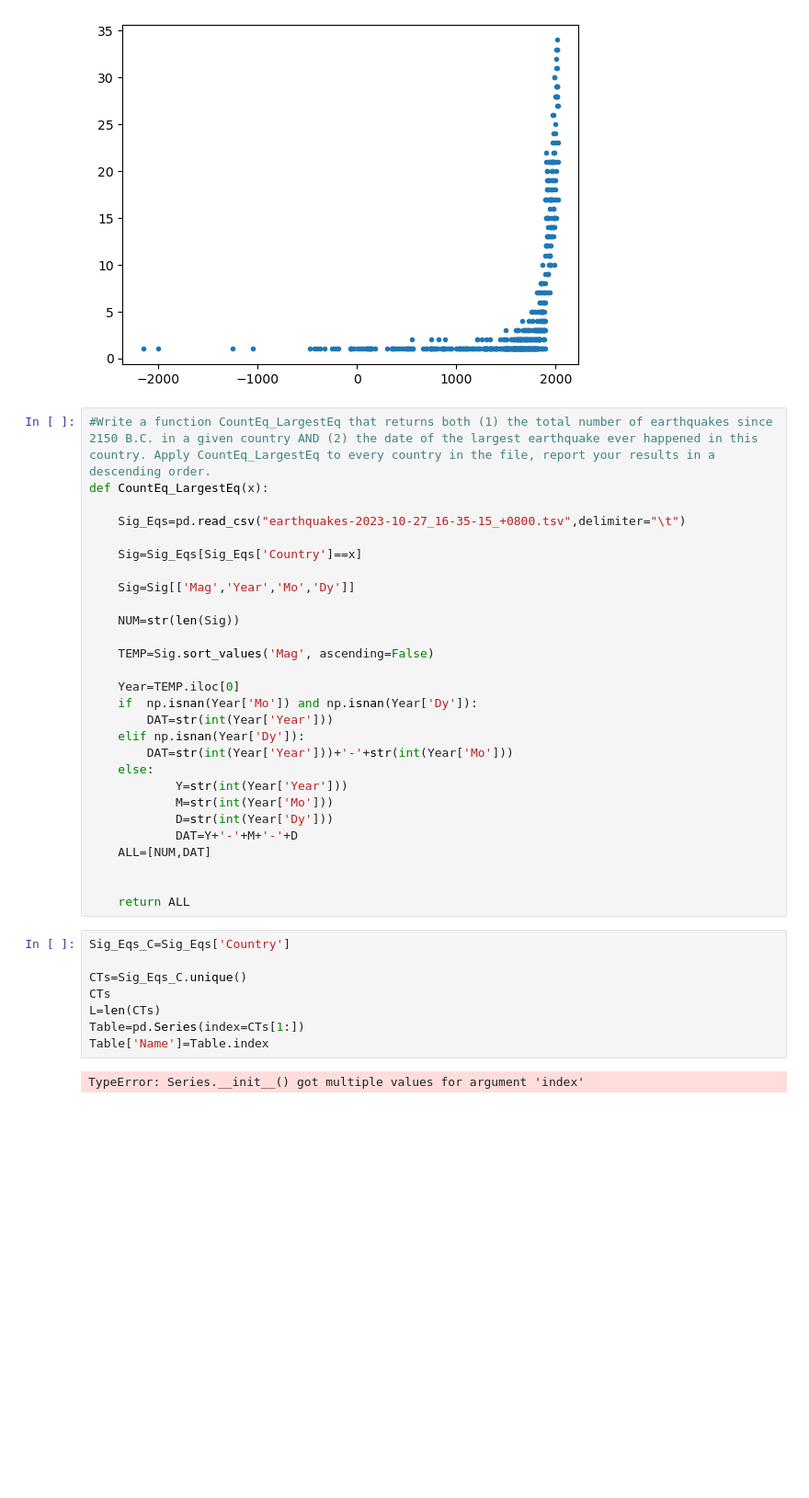
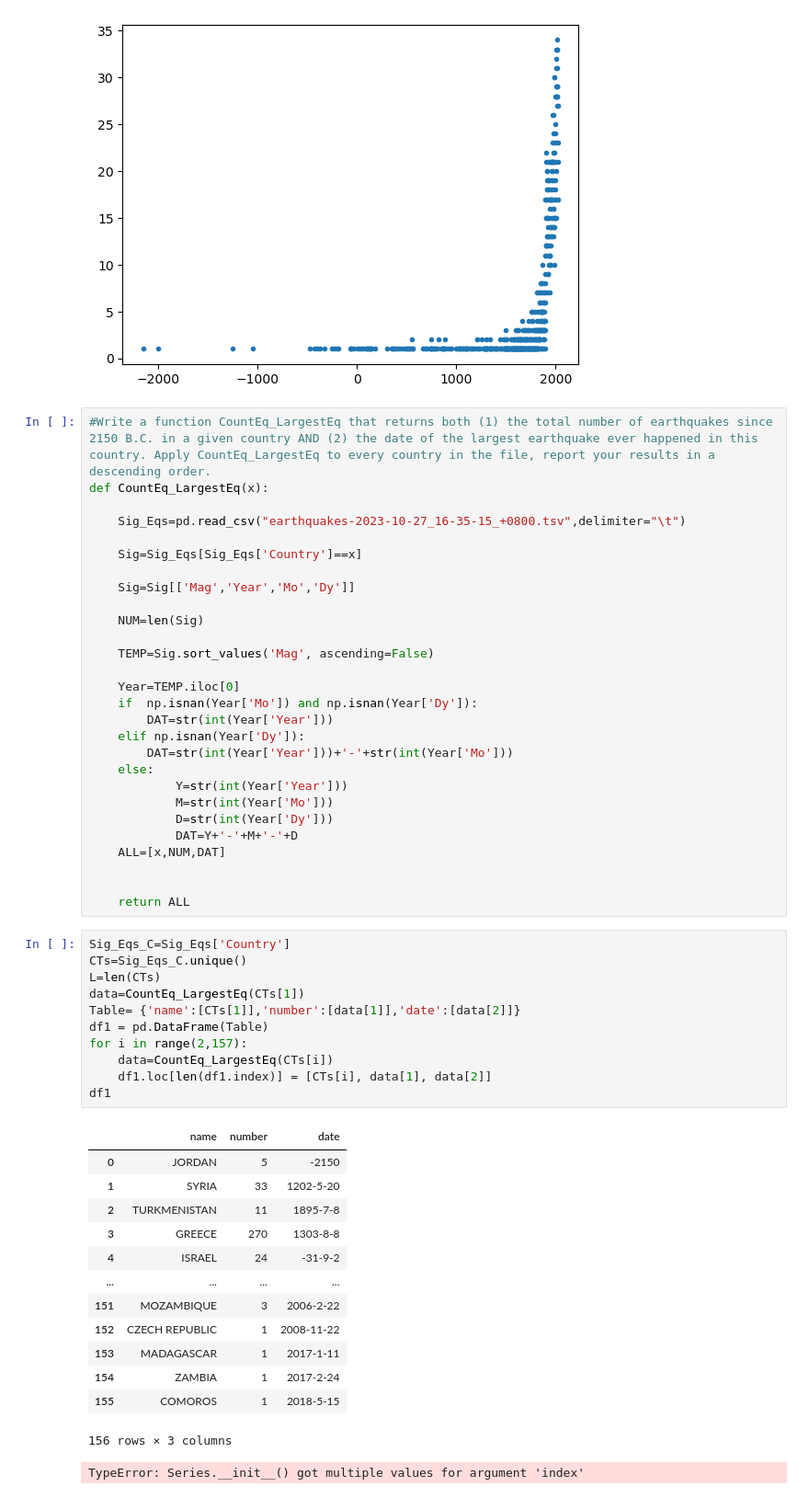
Before and after one commit to Lazarus302722/ESE5023_Assignments_12332302, a Jupyter notebook: PS2.ipynb, the cells around one changed output. Shown at 92% size. Saved outputs shown, nothing was run; the diff lists cells and outputs as text; blank space fills up the shorter version.

```diff
--- a/PS2.ipynb
+++ b/PS2.ipynb
@@ -68,7 +64,7 @@ def CountEq_LargestEq(x):
 
     Sig=Sig[['Mag','Year','Mo','Dy']]
 
-    NUM=str(len(Sig))
+    NUM=len(Sig)
 
     TEMP=Sig.sort_values('Mag', ascending=False)
 
@@ -82,18 +78,35 @@ def CountEq_LargestEq(x):
             M=str(int(Year['Mo']))
             D=str(int(Year['Dy']))
             DAT=Y+'-'+M+'-'+D
-    ALL=[NUM,DAT]
+    ALL=[x,NUM,DAT]
 
 
     return ALL
 # %%
 Sig_Eqs_C=Sig_Eqs['Country']
-
 CTs=Sig_Eqs_C.unique()
-CTs
 L=len(CTs)
-Table=pd.Series(index=CTs[1:])
-Table['Name']=Table.index
+data=CountEq_LargestEq(CTs[1])
+Table= {'name':[CTs[1]],'number':[data[1]],'date':[data[2]]}
+df1 = pd.DataFrame(Table)
+for i in range(2,157):
+    data=CountEq_LargestEq(CTs[i])
+    df1.loc[len(df1.index)] = [CTs[i], data[1], data[2]]
+df1
+# %% [output]
+|  | name | number | date |
+| 0 | JORDAN | 5 | -2150 |
+| 1 | SYRIA | 33 | 1202-5-20 |
+| 2 | TURKMENISTAN | 11 | 1895-7-8 |
+| 3 | GREECE | 270 | 1303-8-8 |
+| 4 | ISRAEL | 24 | -31-9-2 |
+| ... | ... | ... | ... |
+| 151 | MOZAMBIQUE | 3 | 2006-2-22 |
+| 152 | CZECH REPUBLIC | 1 | 2008-11-22 |
+| 153 | MADAGASCAR | 1 | 2017-1-11 |
+| 154 | ZAMBIA | 1 | 2017-2-24 |
+| 155 | COMOROS | 1 | 2018-5-15 |
+156 rows × 3 columns
 # %%
 # %% [output]
 TypeError: Series.__init__() got multiple values for argument 'index'
```
Also changed, not shown: parts of 1 cell of this notebook.
